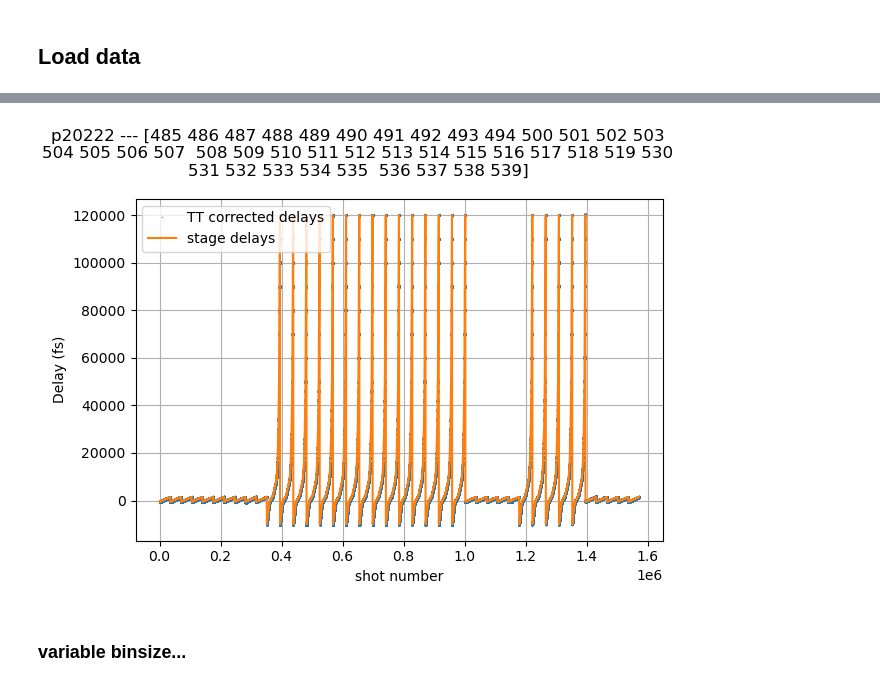
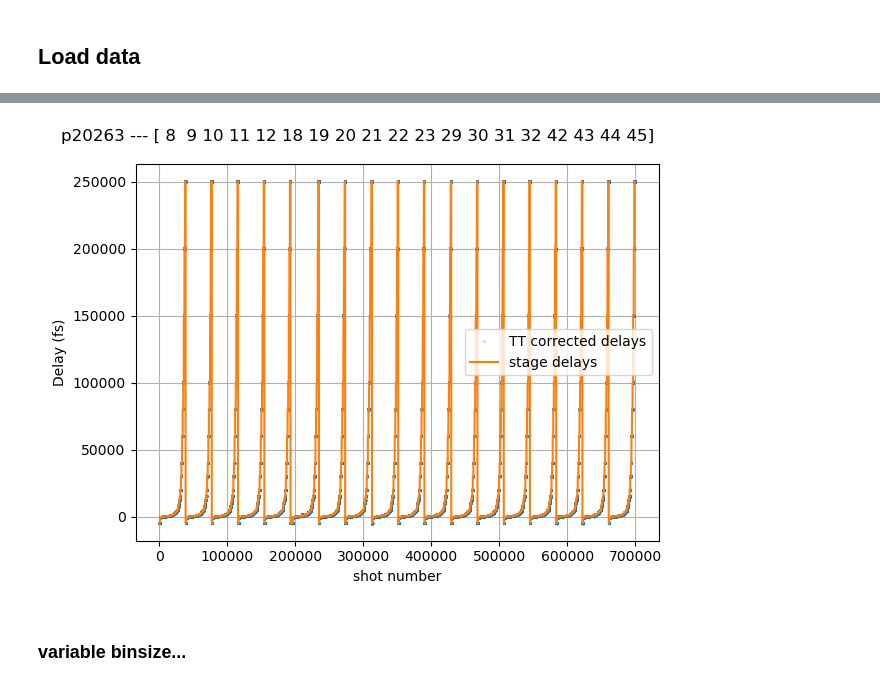
Before and after one commit to paulscherrerinstitute/alvra_beamline_scripts, a Jupyter notebook: Plotting_XES_timescans.ipynb, the cells around one changed output, grey strips where cells are left out. Saved outputs shown, nothing was run; the diff lists cells and outputs as text; code cells hidden in the pictures.

```diff
--- a/Plotting_XES_timescans.ipynb
+++ b/Plotting_XES_timescans.ipynb
@@ -292,0 +36,29 @@ s_all_on_merged = {}
+# %%
+pgroup = 'p20263'
+firstrun = 8
+Loaddir = '/sf/alvra/data/p20263/work/Claudio/Reduced_XES_TT_Rot/_stacks/run0008-FePhen_535nm_4uJ_shortpulse_001_stack_19_runs/'
+
+########################################################################
+
+run2load = Loaddir.split('/')[-2]
+datafile = glob.glob('/sf/alvra/data/{}/work/XES_reduced_data/*{:04d}*/meta/scan.json'.format(pgroup, firstrun))[0]
+scan = SFScanInfo(datafile)
+titlestring_stack = run2load
+savePNG = '/sf/alvra/data/p20263/work/Claudio/PNG/'+run2load #+'_rot'
+run_array = np.load(Loaddir + 'run_array.npy', allow_pickle=True).item()
+for key in run_array.keys():
+    s_all_off = run_array[key]["all_spectra_shots_off"]
+    s_all_on  = run_array[key]["all_spectra_shots_on"]
+    ROIs      = run_array[key]["ROIs"]
+    all_delays_fs_scan = run_array[key]["all_delays_fs_scan"]
+    all_delays_corr_scan = run_array[key]["all_delays_corr_scan"]
+    meta = run_array[key]["meta"]
+    if len(run_array[key]["runlist"]) != 0:
+        runlist = run_array[key]["runlist"]
+        titlestring_stack = pgroup + ' --- ' +str(runlist)
+try:
+    with open(Loaddir+'calibration.pkl', 'rb') as f:
+        calibration = pickle.load(f)
+    print ('Found energy calibration file!')
+except:
+    print ('No energy calibration file found!')
@@ -357,19 +92,19 @@ plt.show()
 # %%
 plt.figure()
 plt.suptitle("\n".join(wrap(titlestring_stack)))
 plt.plot(all_delays_corr_scan, '.',ms=0.5, label = 'TT corrected delays')
 plt.plot(all_delays_fs_scan, label = 'stage delays')
 plt.xlabel('shot number')
 plt.ylabel('Delay (fs)')
 plt.legend (loc='best')
 plt.tight_layout()
 plt.grid()
 plt.show()
 
-os.makedirs(savedir, exist_ok=True)
+os.makedirs(savePNG, exist_ok=True)
 #plt.savefig(savedir + '/' + 'scans_summary.png')
 # %% [output]
-[figure, old version]
+[figure, new version]
 # %% [markdown]
 ### variable binsize...
 # %%
```
Also changed, not shown: parts of 53 cells of this notebook, 7 other files.
